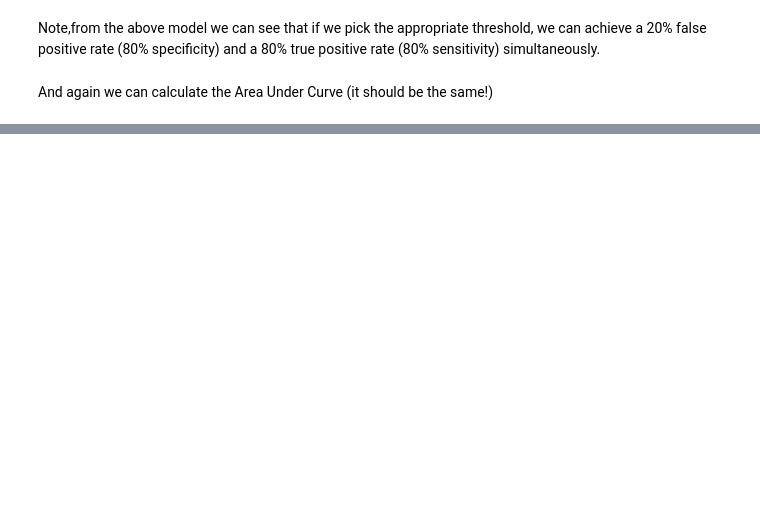
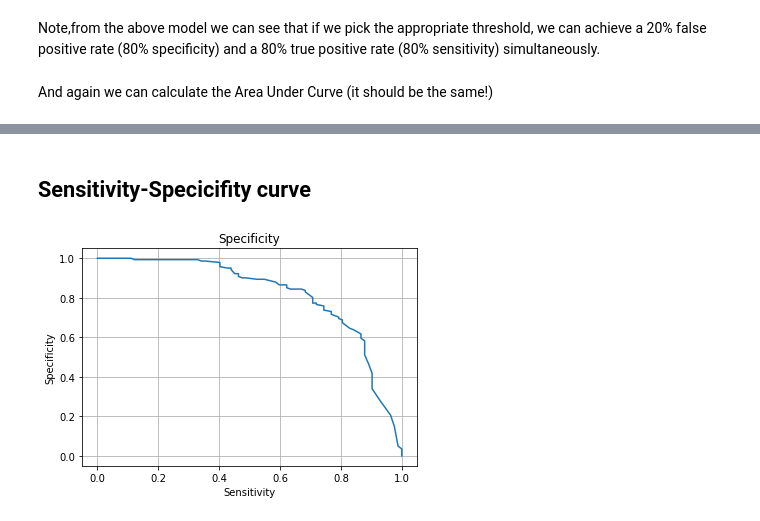
Before and after one commit to MichaelAllen1966/2004_titanic, a Jupyter notebook: jupyter_notebooks/06_roc_sensitivity_specificity.ipynb, the cells around one changed output, grey strips where cells are left out. Drawn from its saved outputs; the diff is of its cells as text; code cells hidden in the pictures; blank space fills up the shorter version.

```diff
--- a/jupyter_notebooks/06_roc_sensitivity_specificity.ipynb
+++ b/jupyter_notebooks/06_roc_sensitivity_specificity.ipynb
@@ -356,0 +361,31 @@ ROC AUC: 0.87
+# %% [markdown]
+## Sensitivity-Specicifity curve
+# %%
+# Get probability of non-survive and survive
+probabilities = model.predict_proba(X_test_std)
+# Take just the survival probabilities (column 1)
+probability_survival = probabilities[:,1]
+
+# Set up list for accuracy measures
+sensitivity = []
+specificity = [] # true positive rate
+
+# Loop through increments in probability of survival
+thresholds = np.arange(0, 1.01, 0.01)
+for cutoff in thresholds: #  loop 0 --> 1 on steps of 0.1
+    # Get whether passengers survive using cutoff
+    predicted_survived = probability_survival >= cutoff
+    # Call accuracy measures function
+    accuracy = calculate_accuracy(y_test, predicted_survived)
+    # Add accuracy scores to lists
+    sensitivity.append(accuracy['sensitivity'])
+    specificity.append(accuracy['specificity'])
+# %%
+plt.plot(sensitivity, specificity)
+plt.xlabel('Sensitivity')
+plt.ylabel('Specificity')
+plt.title('Specificity')
+plt.grid(True)
+plt.show()
+# %% [output]
+[figure, added]
```
Also changed, not shown: parts of 8 cells of this notebook.
